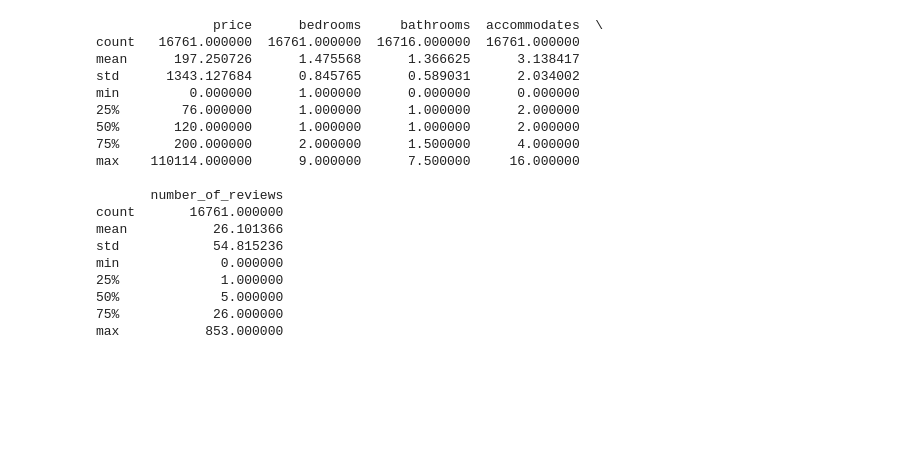
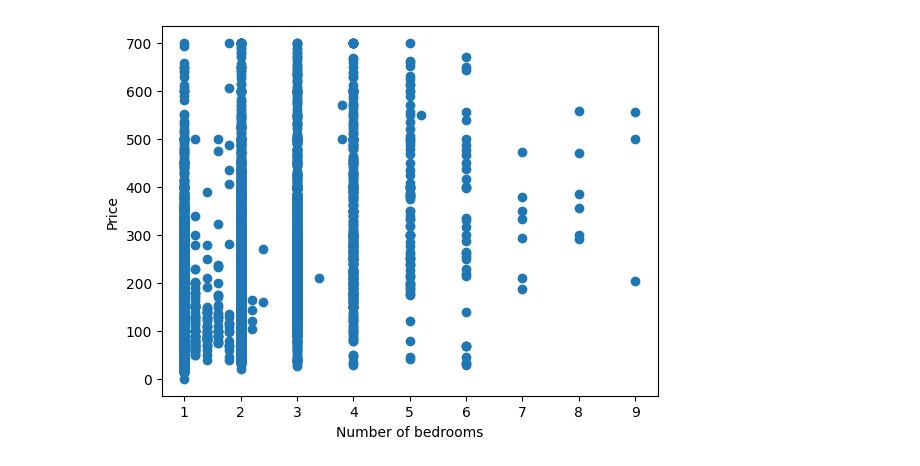
Before and after one commit to Nada-Elhossiny/Rentalytics, a Jupyter notebook: EDA.ipynb, the cells around one changed output. Cells and saved outputs as stored; diff of their text form; code cells hidden in the pictures; blank space fills up the shorter version.

```diff
--- a/EDA.ipynb
+++ b/EDA.ipynb
@@ -39,24 +39,8 @@ plt.show()
-# %%
-selected_columns = ['price', 'bedrooms', 'bathrooms', 'accommodates', 'number_of_reviews']
-df_selected = df[selected_columns]
-print(df_selected[['price', 'bedrooms', 'bathrooms', 'accommodates', 'number_of_reviews']].describe())
-# %% [output]
-               price      bedrooms     bathrooms  accommodates  \
-count   16761.000000  16761.000000  16716.000000  16761.000000
-mean      197.250726      1.475568      1.366625      3.138417
-std      1343.127684      0.845765      0.589031      2.034002
-min         0.000000      1.000000      0.000000      0.000000
-25%        76.000000      1.000000      1.000000      2.000000
-50%       120.000000      1.000000      1.000000      2.000000
-75%       200.000000      2.000000      1.500000      4.000000
-max    110114.000000      9.000000      7.500000     16.000000
-
-       number_of_reviews
-count       16761.000000
-mean           26.101366
-std            54.815236
-min             0.000000
-25%             1.000000
-50%             5.000000
-75%            26.000000
-max           853.000000
+# %%
+# Scatterplot to visualize number of bedrooms vs price
+plt.scatter(df["bedrooms"], df["price"])
+plt.xlabel("Number of bedrooms")
+plt.ylabel("Price")
+plt.show()
+# %% [output]
+[figure, added]
```
Also changed, not shown: parts of 7 cells of this notebook.
